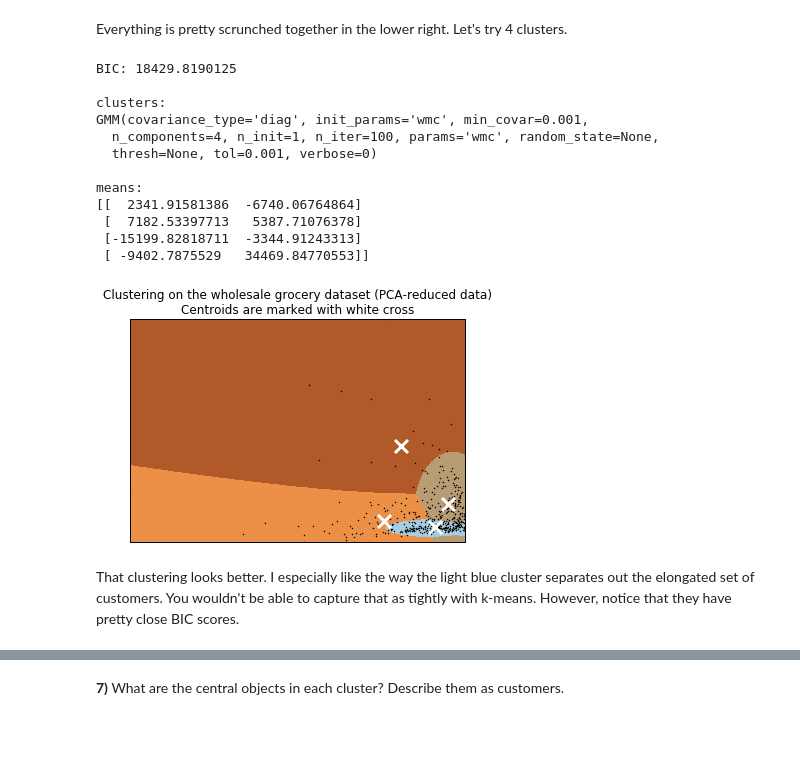
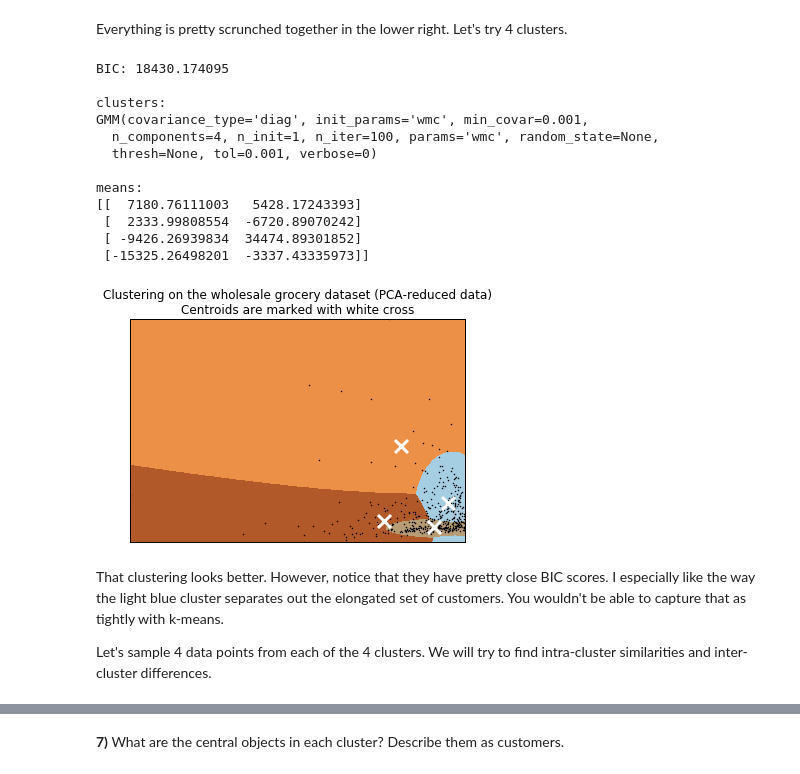
Before and after one commit to paul-reiners/customer-segments, a Jupyter notebook: customer_segments.ipynb, the cells around one changed output, grey strips where cells are left out. Cells and saved outputs as stored; diff of their text form; code cells hidden in the pictures; blank space fills up the shorter version.

```diff
--- a/customer_segments.ipynb
+++ b/customer_segments.ipynb
@@ -263,6 +263,8 @@ def visualize_cluster_data(n_clusters):
     print 'means:\n{}\n'.format(means)
 
     show_plot(reduced_data, means, xx, yy, Z)
+
+    return clusters
 # %% [markdown]
 Answer: First let's try 8 clusters.
 # %%
@@ -287,21 +289,23 @@ means:
 [figure]
 # %% [markdown]
 Everything is pretty scrunched together in the lower right.  Let's try 4 clusters.
-# %%
-visualize_cluster_data(4)
-# %% [output]
-BIC: 18429.8190125
-
-clusters:
-GMM(covariance_type='diag', init_params='wmc', min_covar=0.001,
-  n_components=4, n_init=1, n_iter=100, params='wmc', random_state=None,
-  thresh=None, tol=0.001, verbose=0)
-
-means:
-[[  2341.91581386  -6740.06764864]
- [  7182.53397713   5387.71076378]
- [-15199.82818711  -3344.91243313]
- [ -9402.7875529   34469.84770553]]
-[figure, removed]
+# %%
+gmm = visualize_cluster_data(4)
+# %% [output]
+BIC: 18430.174095
+
+clusters:
+GMM(covariance_type='diag', init_params='wmc', min_covar=0.001,
+  n_components=4, n_init=1, n_iter=100, params='wmc', random_state=None,
+  thresh=None, tol=0.001, verbose=0)
+
+means:
+[[  7180.76111003   5428.17243393]
+ [  2333.99808554  -6720.89070242]
+ [ -9426.26939834  34474.89301852]
+ [-15325.26498201  -3337.43335973]]
+[figure, added]
 # %% [markdown]
-That clustering looks better.  I especially like the way the light blue cluster separates out the elongated set of customers.  You wouldn't be able to capture that as tightly with k-means.  However, notice that they have pretty close BIC scores.
+That clustering looks better.  However, notice that they have pretty close BIC scores.  I especially like the way the light blue cluster separates out the elongated set of customers.  You wouldn't be able to capture that as tightly with k-means.
+
+Let's sample 4 data points from each of the 4 clusters.  We will try to find intra-cluster similarities and inter-cluster differences.
```
Also changed, not shown: parts of 1 cell of this notebook.
